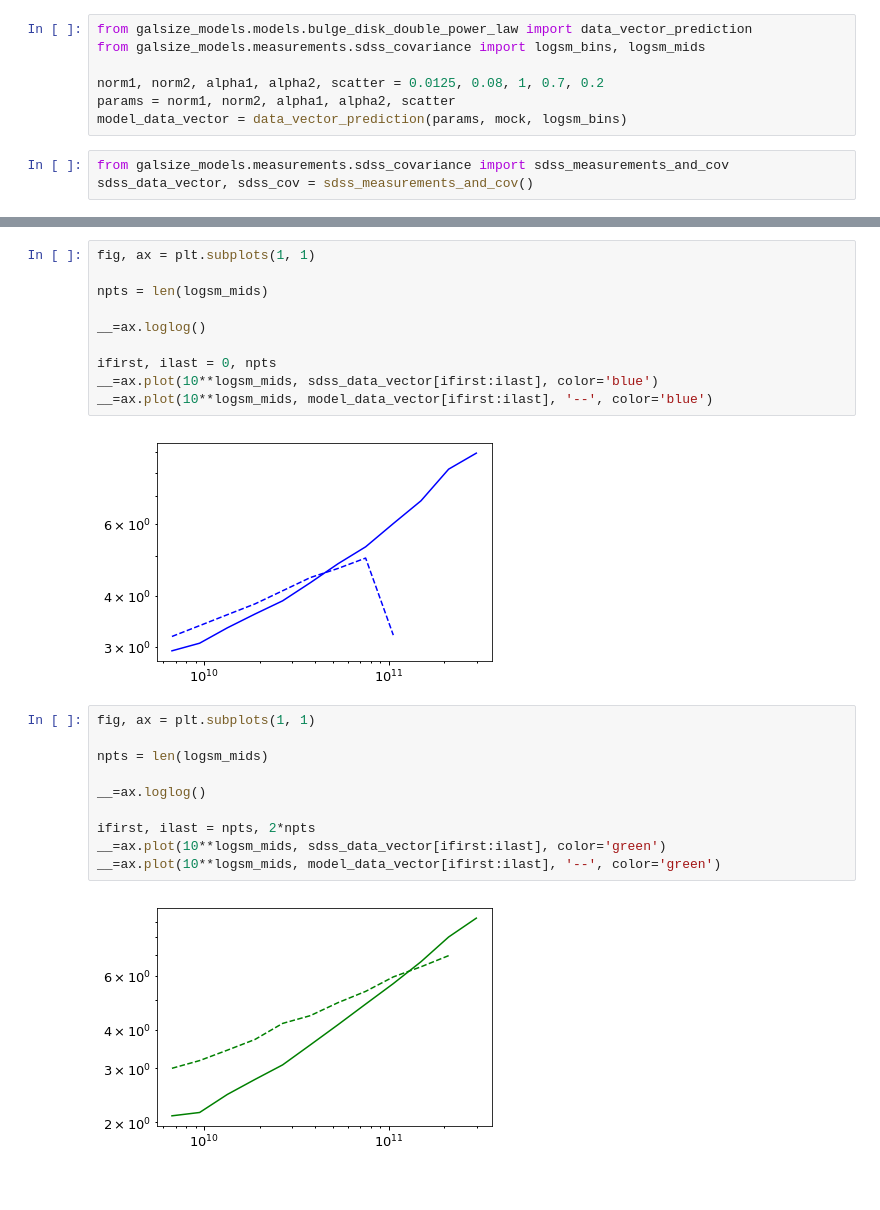
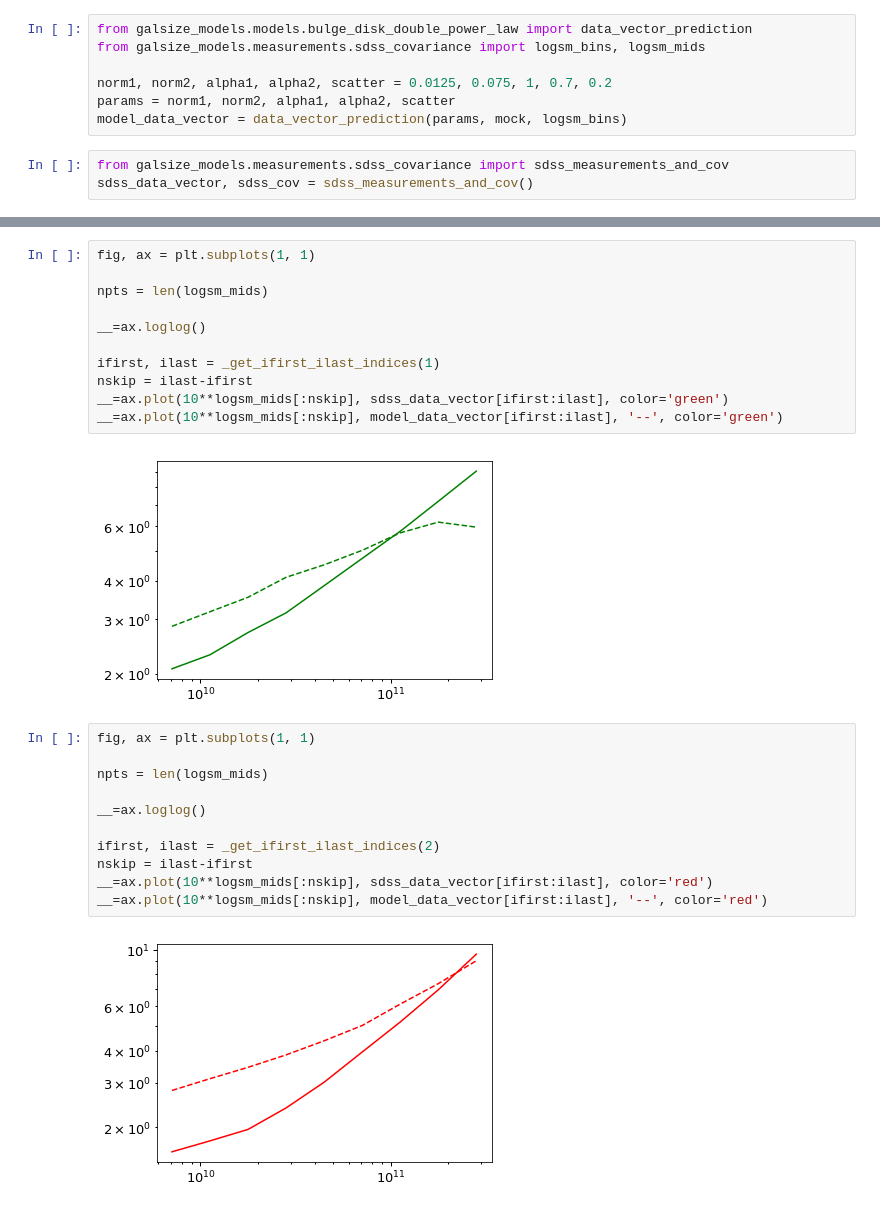
Before and after one commit to aphearin/galsize_models, a Jupyter notebook: notebooks/check_one_points_and_chi2.ipynb, the cells around one changed output, grey strips where cells are left out. Saved outputs shown, nothing was run; the diff lists cells and outputs as text.

```diff
--- a/notebooks/check_one_points_and_chi2.ipynb
+++ b/notebooks/check_one_points_and_chi2.ipynb
@@ -25,7 +25,7 @@ Total runtime = 0.42 seconds
 from galsize_models.models.bulge_disk_double_power_law import data_vector_prediction
 from galsize_models.measurements.sdss_covariance import logsm_bins, logsm_mids
 
-norm1, norm2, alpha1, alpha2, scatter = 0.0125, 0.08, 1, 0.7, 0.2
+norm1, norm2, alpha1, alpha2, scatter = 0.0125, 0.075, 1, 0.7, 0.2
 params = norm1, norm2, alpha1, alpha2, scatter
 model_data_vector = data_vector_prediction(params, mock, logsm_bins)
 # %%
@@ -38,20 +52,22 @@ npts = len(logsm_mids)
 
 __=ax.loglog()
 
-ifirst, ilast = 0, npts
-__=ax.plot(10**logsm_mids, sdss_data_vector[ifirst:ilast], color='blue')
-__=ax.plot(10**logsm_mids, model_data_vector[ifirst:ilast], '--', color='blue')
+ifirst, ilast = _get_ifirst_ilast_indices(1)
+nskip = ilast-ifirst
+__=ax.plot(10**logsm_mids[:nskip], sdss_data_vector[ifirst:ilast], color='green')
+__=ax.plot(10**logsm_mids[:nskip], model_data_vector[ifirst:ilast], '--', color='green')
 # %% [output]
-[figure, old version]
+[figure, new version]
 # %%
 fig, ax = plt.subplots(1, 1)
 
 npts = len(logsm_mids)
 
 __=ax.loglog()
 
-ifirst, ilast = npts, 2*npts
-__=ax.plot(10**logsm_mids, sdss_data_vector[ifirst:ilast], color='green')
-__=ax.plot(10**logsm_mids, model_data_vector[ifirst:ilast], '--', color='green')
+ifirst, ilast = _get_ifirst_ilast_indices(2)
+nskip = ilast-ifirst
+__=ax.plot(10**logsm_mids[:nskip], sdss_data_vector[ifirst:ilast], color='red')
+__=ax.plot(10**logsm_mids[:nskip], model_data_vector[ifirst:ilast], '--', color='red')
 # %% [output]
-[figure, old version]
+[figure, new version]
```
Also changed, not shown: parts of 7 cells of this notebook, 1 other file.
